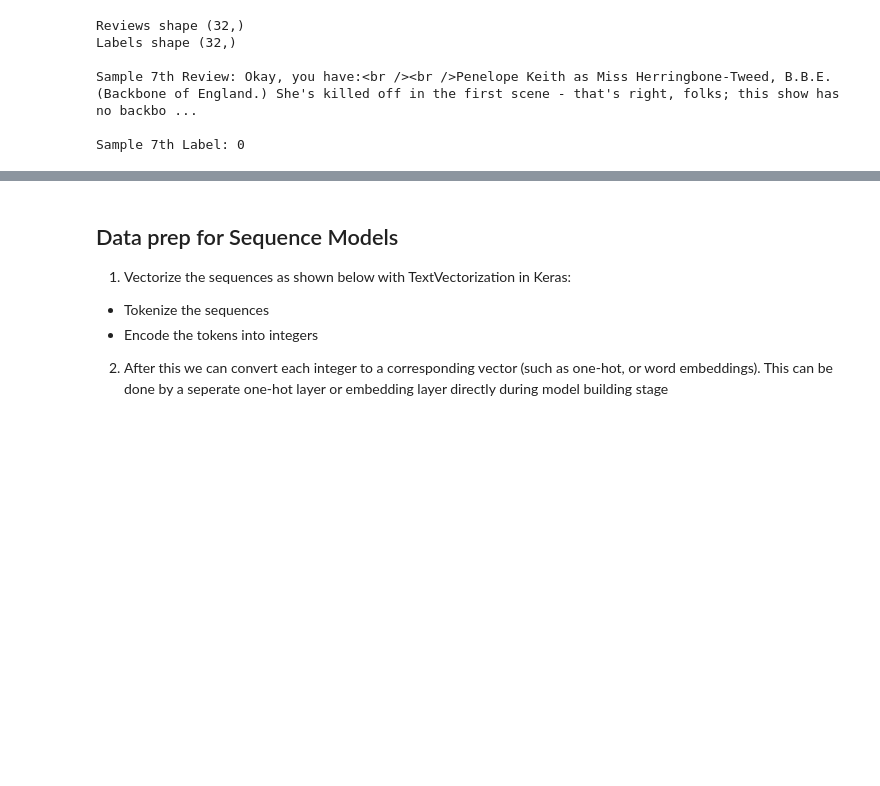
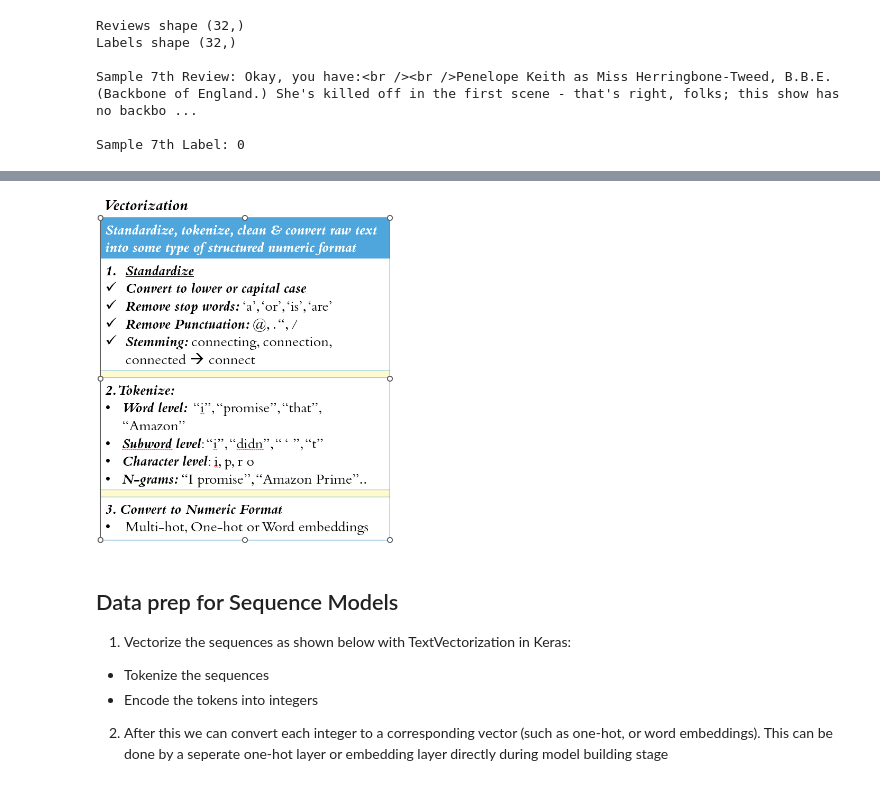
Before and after one commit to DrSridharPalle/Course-1-Deep-Learning-Mastery-Build-Your-AI-Foundation, a Jupyter notebook: Section9-DL-NLP-P1/Sentiment Analysis on IMDB Reviews-BiLSTM.ipynb, the cells around one changed output, grey strips where cells are left out. Saved outputs shown, nothing was run; the diff lists cells and outputs as text; code cells hidden in the pictures; blank space fills up the shorter version.

```diff
--- a/Section9-DL-NLP-P1/Sentiment Analysis on IMDB Reviews-BiLSTM.ipynb
+++ b/Section9-DL-NLP-P1/Sentiment Analysis on IMDB Reviews-BiLSTM.ipynb
@@ -77,3 +97,7 @@ train_data_onlyreviews = train_data.map(lambda x,y : x) # given a tuple (x,y), o
+# %%
+display(Image("./images/vectorization.png", width=300))
+# %% [output]
+[figure, added]
 # %% [markdown]
 ## Data prep for Sequence Models
 1. Vectorize the sequences as shown below with TextVectorization in Keras:
```
Also changed, not shown: parts of 12 cells of this notebook, 1 other file.
